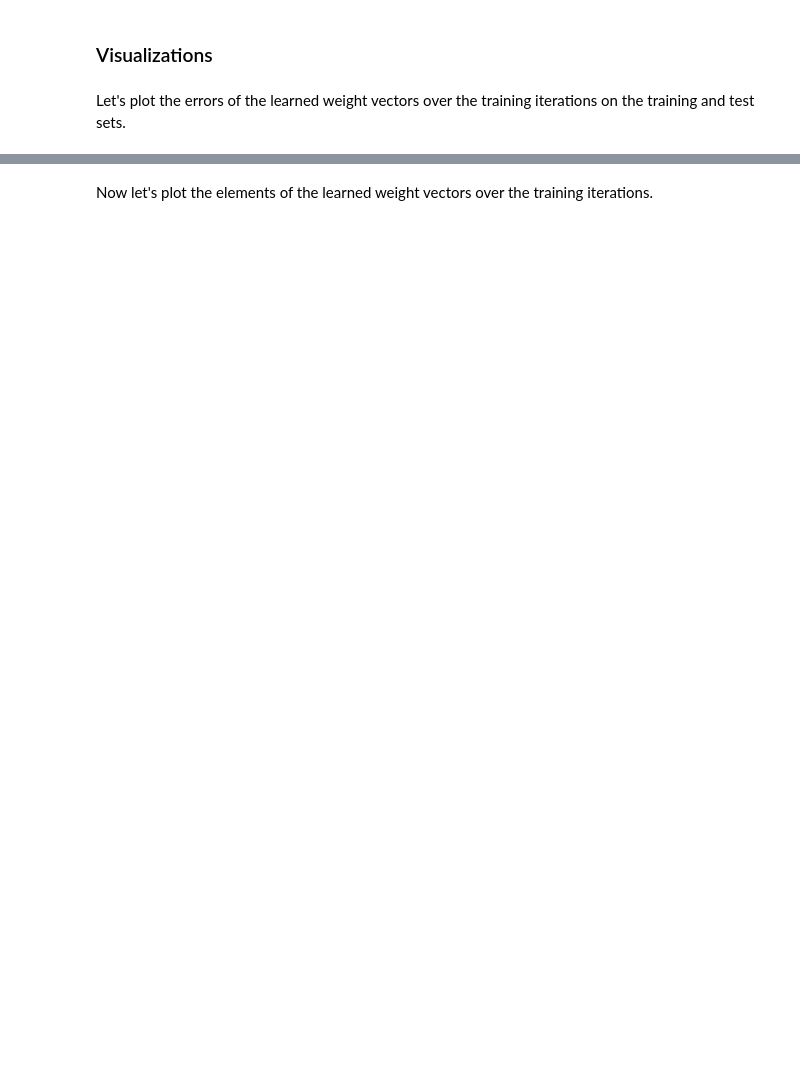
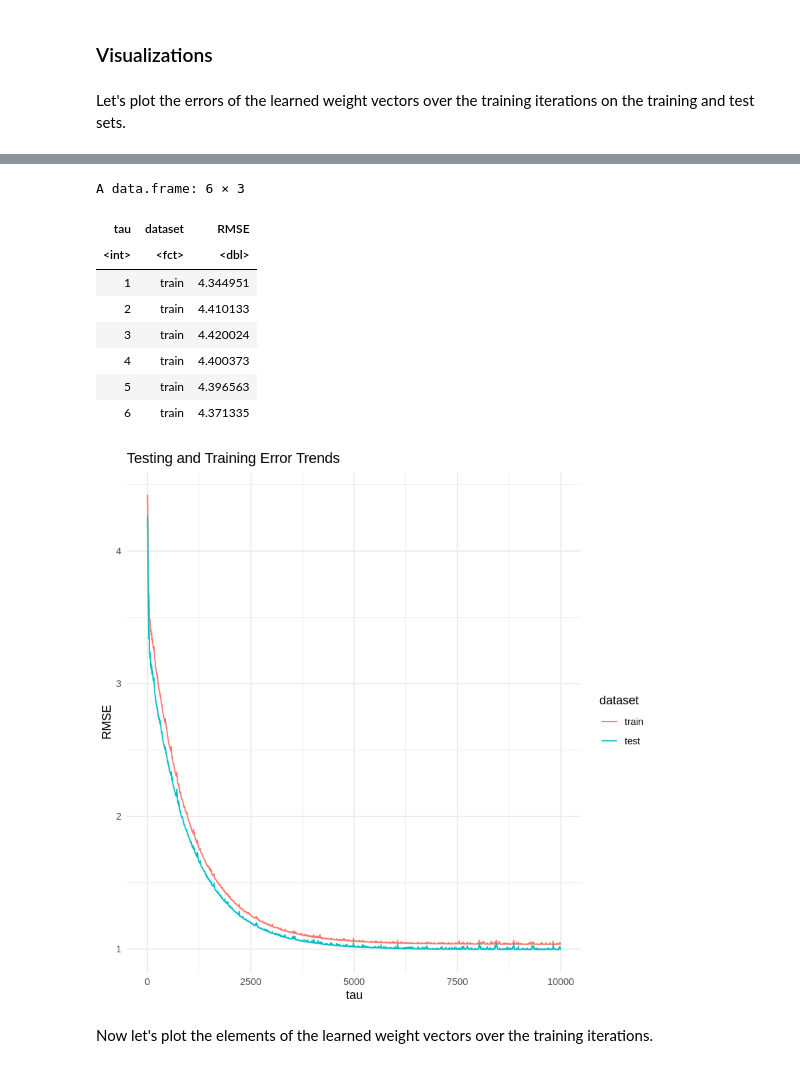
Before and after one commit to borhan-kazimipour/FIT5201, a Jupyter notebook: Activity2/Activity.2.1.ipynb, the cells around one changed output, grey strips where cells are left out. Drawn from its saved outputs; the diff is of its cells as text; code cells hidden in the pictures; blank space fills up the shorter version.

```diff
--- a/Activity2/Activity.2.1.ipynb
+++ b/Activity2/Activity.2.1.ipynb
@@ -140,3 +301,25 @@ Warning message:
+# %%
+# prepare error dataframe for visualization:
+error.m <- melt(error, id='tau')
+names(error.m)<-c('tau','dataset','RMSE')
+head(error.m)
+
+# plot it
+ggplot(data=error.m, aes(x=tau, y=RMSE, color=dataset)) +
+    geom_line() +
+    ggtitle('Testing and Training Error Trends') +
+    theme_minimal()
+# %% [output]
+A data.frame: 6 × 3
+| tau | dataset | RMSE |
+| <int> | <fct> | <dbl> |
+| 1 | train | 4.344951 |
+| 2 | train | 4.410133 |
+| 3 | train | 4.420024 |
+| 4 | train | 4.400373 |
+| 5 | train | 4.396563 |
+| 6 | train | 4.371335 |
+[figure, added]
 # %% [markdown]
 Now let's plot the elements of the learned weight vectors over the training iterations.
 # %%
```
Also changed, not shown: parts of 42 cells of this notebook.
